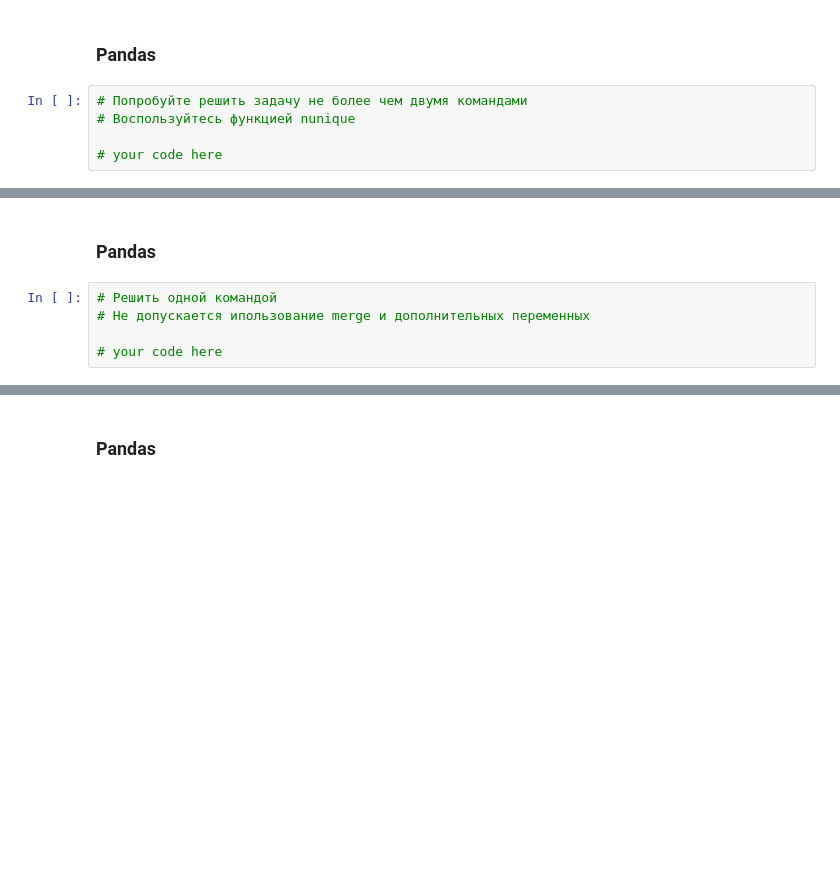
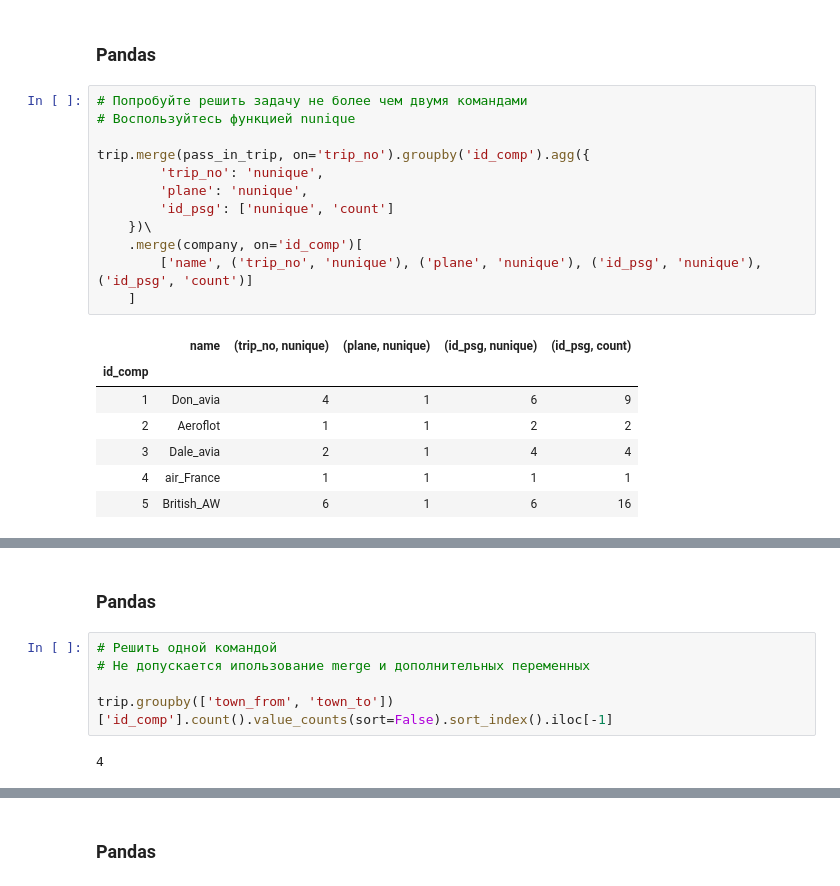
Before and after one commit to CrafterKolyan/mmp-practicum-sql-fall-2019, a Jupyter notebook: hw2-advanced-pandas/Korolev.ipynb, the cells around one changed output, grey strips where cells are left out. Saved outputs shown, nothing was run; the diff lists cells and outputs as text; blank space fills up the shorter version.

```diff
--- a/hw2-advanced-pandas/Korolev.ipynb
+++ b/hw2-advanced-pandas/Korolev.ipynb
@@ -156,11 +176,26 @@ passenger.head()
 ![](images/planes.png)
 # %% [markdown]
 ### Pandas
-# %%
-# Попробуйте решить задачу не более чем двумя командами
-# Воспользуйтесь функцией nunique
-
-# your code here
+# %%
+# Попробуйте решить задачу не более чем двумя командами
+# Воспользуйтесь функцией nunique
+
+trip.merge(pass_in_trip, on='trip_no').groupby('id_comp').agg({
+        'trip_no': 'nunique',
+        'plane': 'nunique',
+        'id_psg': ['nunique', 'count']
+    })\
+    .merge(company, on='id_comp')[
+        ['name', ('trip_no', 'nunique'), ('plane', 'nunique'), ('id_psg', 'nunique'), ('id_psg', 'count')]
+    ]
+# %% [output]
+|  | name | (trip_no, nunique) | (plane, nunique) | (id_psg, nunique) | (id_psg, count) |
+| id_comp |  |  |  |  |  |
+| 1 | Don_avia | 4 | 1 | 6 | 9 |
+| 2 | Aeroflot | 1 | 1 | 2 | 2 |
+| 3 | Dale_avia | 2 | 1 | 4 | 4 |
+| 4 | air_France | 1 | 1 | 1 | 1 |
+| 5 | British_AW | 6 | 1 | 6 | 16 |
 # %% [markdown]
 # Задача 5.
 Найти количество маршрутов, которые обслуживаются наибольшим числом рейсов.
@@ -174,7 +209,9 @@ passenger.head()
 # Решить одной командой
 # Не допускается ипользование merge и дополнительных переменных
 
-# your code here
+trip.groupby(['town_from', 'town_to'])['id_comp'].count().value_counts(sort=False).sort_index().iloc[-1]
+# %% [output]
+4
 # %% [markdown]
 # Задача 6.
 Определить номера пассажиров, которые больше других времени провели в полетах.
```
Also changed, not shown: parts of 4 cells of this notebook.
